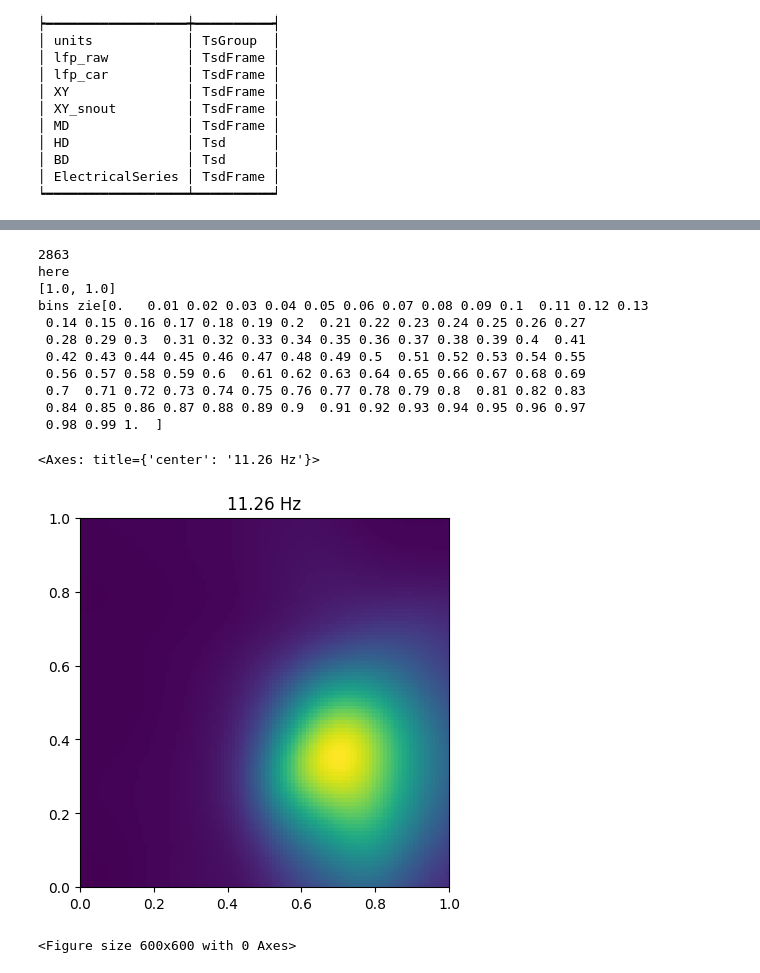
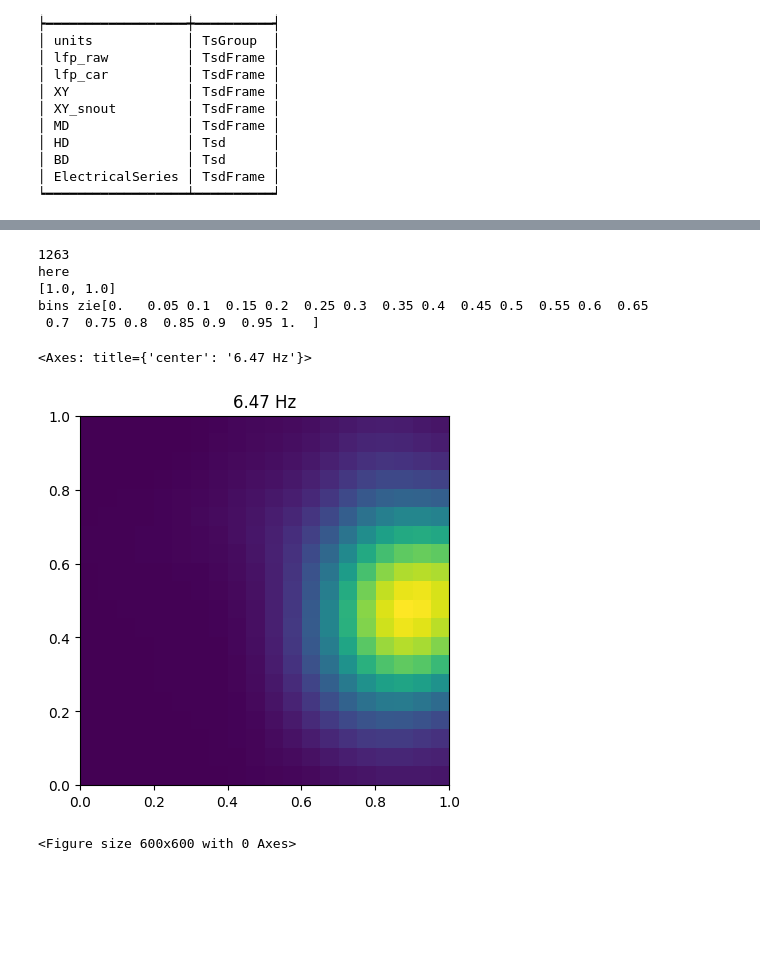
Before and after one commit to Sachuriga/spatial-maps, a Jupyter notebook: examples/test_plot.ipynb, the cells around one changed output, grey strips where cells are left out. Saved outputs shown, nothing was run; the diff lists cells and outputs as text; code cells hidden in the pictures; blank space fills up the shorter version.

```diff
--- a/examples/test_plot.ipynb
+++ b/examples/test_plot.ipynb
@@ -107,25 +67,23 @@ len(x)
 # %%
 units = data['units']
 spikes_time = np.array(units[11].as_series().index)
 print(len(spikes_time))
-t_ = np.append(tt, tt[-1] + np.median(np.diff(tt)))
+t_ = np.append(t[1:], t[1:][-1] + np.median(np.diff(t[1:])))
 spikes_in_bin, _ = np.histogram(spikes_time, t_)
 spk = spikes_in_bin[mask]
-plot_ratemap(x,y,t,spikes_time,box_size=[1.0, 1.0], bin_size=0.01,smoothing=0.1)
+
+
+speed_filtered_spikes(spikes_time,t,mask)
+
+plot_ratemap(pos[:,1],pos[:,2],pos[:,0],spikes_time,box_size=[1.0, 1.0], bin_size=0.05,smoothing=0.1)
 # %% [output]
-2863
+1263
 here
 [1.0, 1.0]
-bins zie[0.   0.01 0.02 0.03 0.04 0.05 0.06 0.07 0.08 0.09 0.1  0.11 0.12 0.13
- 0.14 0.15 0.16 0.17 0.18 0.19 0.2  0.21 0.22 0.23 0.24 0.25 0.26 0.27
- 0.28 0.29 0.3  0.31 0.32 0.33 0.34 0.35 0.36 0.37 0.38 0.39 0.4  0.41
- 0.42 0.43 0.44 0.45 0.46 0.47 0.48 0.49 0.5  0.51 0.52 0.53 0.54 0.55
- 0.56 0.57 0.58 0.59 0.6  0.61 0.62 0.63 0.64 0.65 0.66 0.67 0.68 0.69
- 0.7  0.71 0.72 0.73 0.74 0.75 0.76 0.77 0.78 0.79 0.8  0.81 0.82 0.83
- 0.84 0.85 0.86 0.87 0.88 0.89 0.9  0.91 0.92 0.93 0.94 0.95 0.96 0.97
- 0.98 0.99 1.  ]
+bins zie[0.   0.05 0.1  0.15 0.2  0.25 0.3  0.35 0.4  0.45 0.5  0.55 0.6  0.65
+ 0.7  0.75 0.8  0.85 0.9  0.95 1.  ]
-<Axes: title={'center': '11.26 Hz'}>
+<Axes: title={'center': '6.47 Hz'}>
-[figure, old version]
+[figure, new version]
 <Figure size 600x600 with 0 Axes>
 # %%
 import spatial_maps.maps as mapp
```
Also changed, not shown: parts of 13 cells of this notebook, 1 other file.
